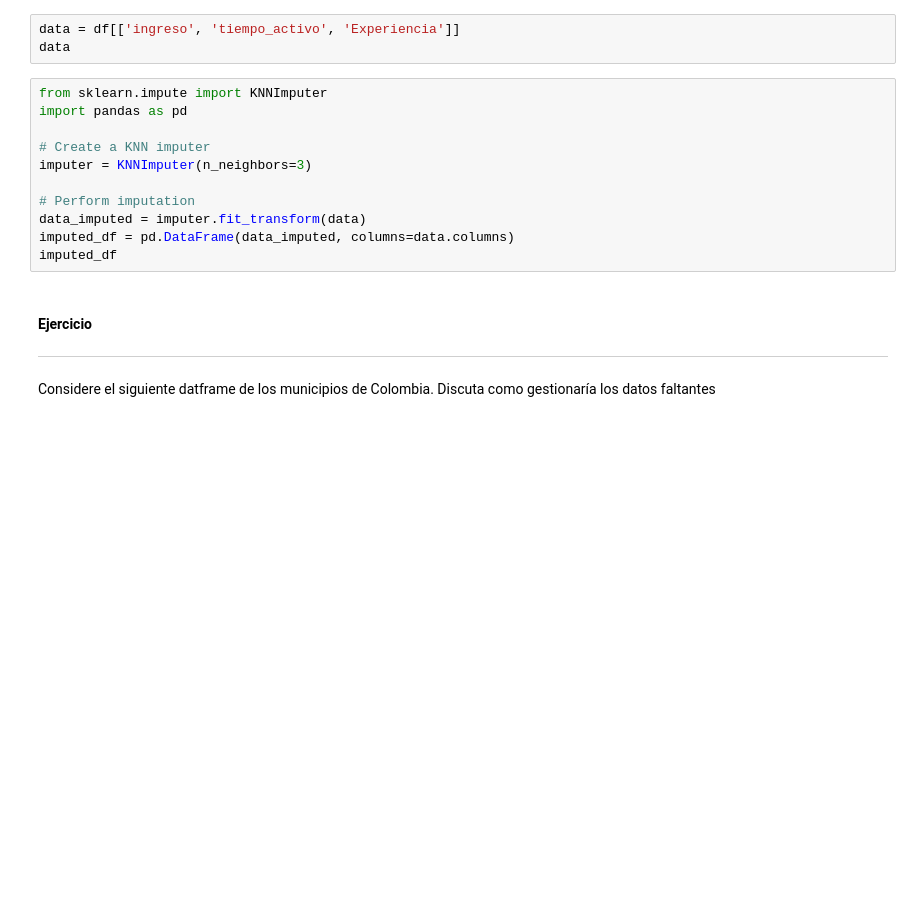
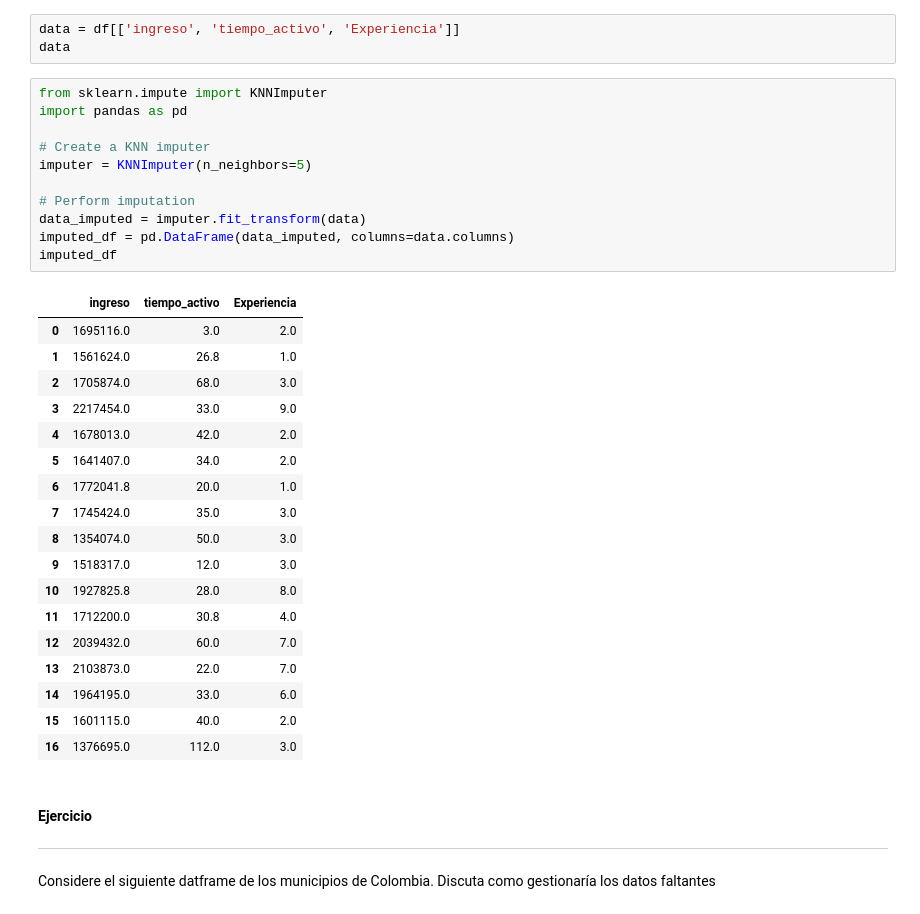
Before and after one commit to amorelo01/IA_UdeA_AndresZ, a Jupyter notebook: M3_S1_DatosFaltantesDuplicados.ipynb, the cells around one changed output. Cells and saved outputs as stored; diff of their text form; blank space fills up the shorter version.

```diff
--- a/M3_S1_DatosFaltantesDuplicados.ipynb
+++ b/M3_S1_DatosFaltantesDuplicados.ipynb
@@ -414,14 +828,33 @@ data
 # %%
 from sklearn.impute import KNNImputer
 import pandas as pd
 
 # Create a KNN imputer
-imputer = KNNImputer(n_neighbors=3)
+imputer = KNNImputer(n_neighbors=5)
 
 # Perform imputation
 data_imputed = imputer.fit_transform(data)
 imputed_df = pd.DataFrame(data_imputed, columns=data.columns)
 imputed_df
+# %% [output]
+|  | ingreso | tiempo_activo | Experiencia |
+| 0 | 1695116.0 | 3.0 | 2.0 |
+| 1 | 1561624.0 | 26.8 | 1.0 |
+| 2 | 1705874.0 | 68.0 | 3.0 |
+| 3 | 2217454.0 | 33.0 | 9.0 |
+| 4 | 1678013.0 | 42.0 | 2.0 |
+| 5 | 1641407.0 | 34.0 | 2.0 |
+| 6 | 1772041.8 | 20.0 | 1.0 |
+| 7 | 1745424.0 | 35.0 | 3.0 |
+| 8 | 1354074.0 | 50.0 | 3.0 |
+| 9 | 1518317.0 | 12.0 | 3.0 |
+| 10 | 1927825.8 | 28.0 | 8.0 |
+| 11 | 1712200.0 | 30.8 | 4.0 |
+| 12 | 2039432.0 | 60.0 | 7.0 |
+| 13 | 2103873.0 | 22.0 | 7.0 |
+| 14 | 1964195.0 | 33.0 | 6.0 |
+| 15 | 1601115.0 | 40.0 | 2.0 |
+| 16 | 1376695.0 | 112.0 | 3.0 |
 # %% [markdown]
 #### <font color='46B8A9'> **Ejercicio** </font>
 ---
```
Also changed, not shown: parts of 30 cells of this notebook.
